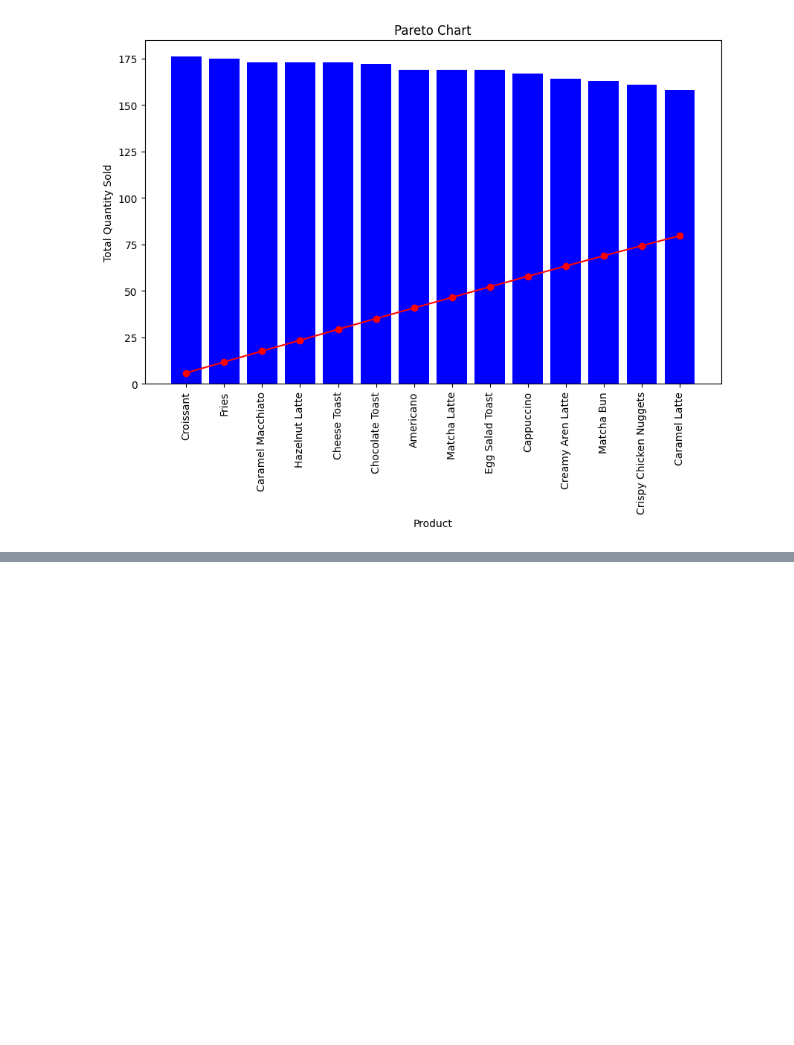
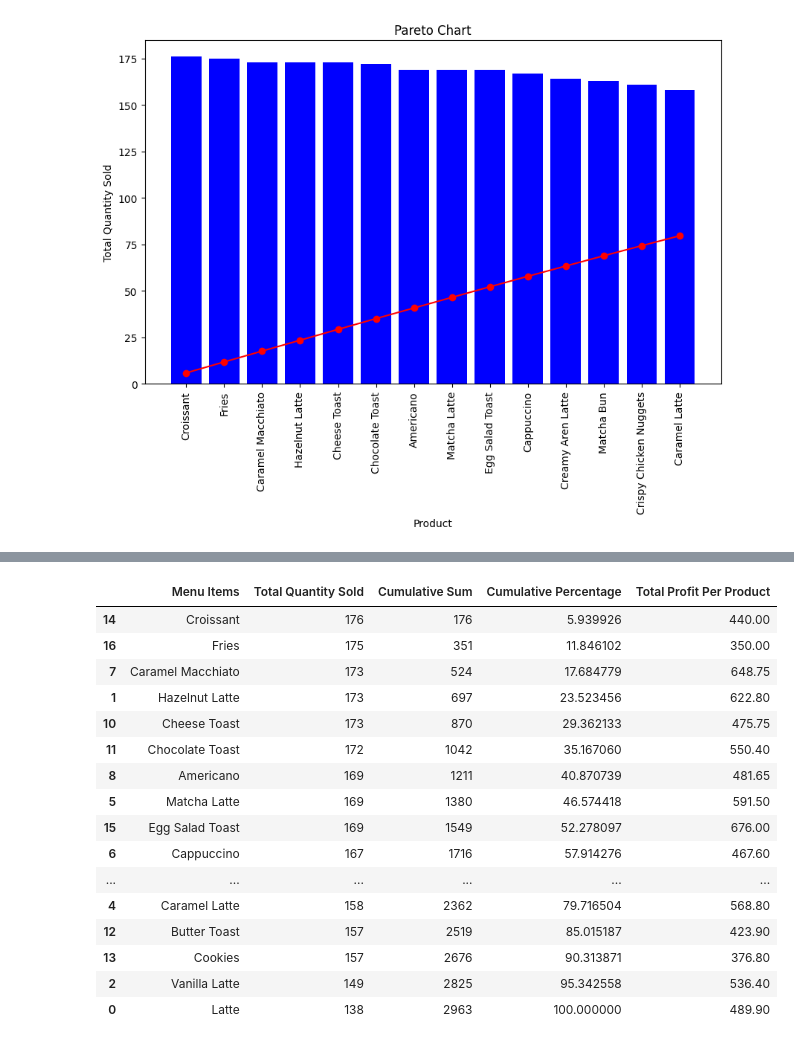
Before and after one commit to everestcode12/Coffee_Shop_Project, a Jupyter notebook: CoffeeShopProject.ipynb, the cells around one changed output, grey strips where cells are left out. Cells and saved outputs as stored; diff of their text form; code cells hidden in the pictures; blank space fills up the shorter version.

```diff
--- a/CoffeeShopProject.ipynb
+++ b/CoffeeShopProject.ipynb
@@ -441,0 +465,31 @@ plt.show()
+# %%
+for index, row in cfs_summary_sold.iterrows():
+    for column in cfs_summary_sold.columns:
+        if column not in ['Cumulative Sum', 'Cumulative Percentage','Total Profit Per Product']:
+            menu_item = row['Menu Items']
+            quantity_sold = row['Total Quantity Sold']
+            for column in cshop_ops.columns:
+                if column == menu_item:
+                    profit_constant = cshop_ops.loc[2, menu_item]
+                    cfs_summary_sold.at[index, 'Total Profit Per Product'] = profit_constant * quantity_sold
+
+
+cfs_summary_sold
+# %% [output]
+|  | Menu Items | Total Quantity Sold | Cumulative Sum | Cumulative Percentage | Total Profit Per Product |
+| 14 | Croissant | 176 | 176 | 5.939926 | 440.00 |
+| 16 | Fries | 175 | 351 | 11.846102 | 350.00 |
+| 7 | Caramel Macchiato | 173 | 524 | 17.684779 | 648.75 |
+| 1 | Hazelnut Latte | 173 | 697 | 23.523456 | 622.80 |
+| 10 | Cheese Toast | 173 | 870 | 29.362133 | 475.75 |
+| 11 | Chocolate Toast | 172 | 1042 | 35.167060 | 550.40 |
+| 8 | Americano | 169 | 1211 | 40.870739 | 481.65 |
+| 5 | Matcha Latte | 169 | 1380 | 46.574418 | 591.50 |
+| 15 | Egg Salad Toast | 169 | 1549 | 52.278097 | 676.00 |
+| 6 | Cappuccino | 167 | 1716 | 57.914276 | 467.60 |
+| ... | ... | ... | ... | ... | ... |
+| 4 | Caramel Latte | 158 | 2362 | 79.716504 | 568.80 |
+| 12 | Butter Toast | 157 | 2519 | 85.015187 | 423.90 |
+| 13 | Cookies | 157 | 2676 | 90.313871 | 376.80 |
+| 2 | Vanilla Latte | 149 | 2825 | 95.342558 | 536.40 |
+| 0 | Latte | 138 | 2963 | 100.000000 | 489.90 |
```
Also changed, not shown: parts of 7 cells of this notebook.
